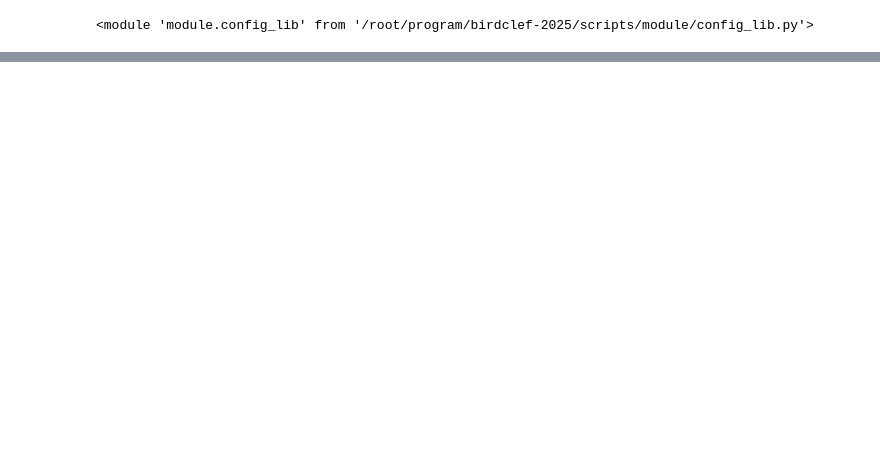
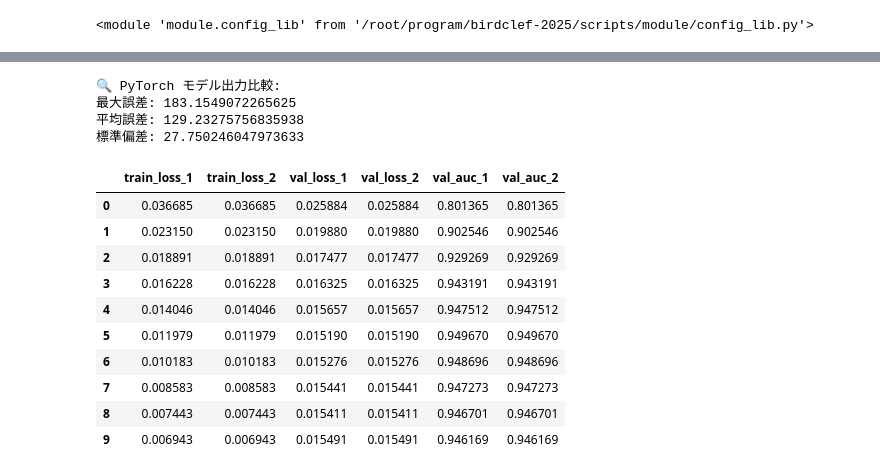
Before and after one commit to junya737/birdclef-2025, a Jupyter notebook: scripts/training.ipynb, the cells around one changed output, grey strips where cells are left out. Saved outputs shown, nothing was run; the diff lists cells and outputs as text; code cells hidden in the pictures; blank space fills up the shorter version.

Commit message:
Compare models output

```diff
--- a/scripts/training.ipynb
+++ b/scripts/training.ipynb
@@ -584,0 +586,74 @@ print("例:", list(missing)[:5])
+# %%
+# モデル出力チェック
+
+# モデルパス
+model_1_path = "../models/fold0_mel_cleaned0413/model_fold0.pth"
+# model_2_path = "../models/fold0_cleaned0413_check2/model_fold0.pth"
+model_2_path = "../models/fold0_cleaned0413_check0422/model_fold0.pth"
+
+# 共通設定（このcfg_infは必須）
+cfg_inf = CFG(mode="inference", kaggle_notebook=False)
+num_classes = train_df['primary_label'].nunique()
+
+
+# モデル読み込み関数
+def load_model(path):
+    model = models_lib.BirdCLEFModelForInference(cfg_inf, num_classes)
+    checkpoint = torch.load(path, map_location=torch.device("cpu"))
+    model.load_state_dict(checkpoint["model_state_dict"])
+    model.eval()
+    return model
+
+# モデル読み込み
+model_1 = load_model(model_1_path)
+model_2 = load_model(model_2_path)
+
+# 同じダミー入力
+dummy_input = torch.randn(1, 1, 256, 256)
+
+# 推論（出力に sigmoid が必要な場合は model に含まれてるか確認して適宜追加）
+with torch.no_grad():
+    out_0413 = model_1(dummy_input).numpy()
+    out_0420 = model_2(dummy_input).numpy()
+
+# 差分計算
+abs_diff = np.abs(out_0413 - out_0420)
+print("🔍 PyTorch モデル出力比較:")
+print(f"最大誤差: {np.max(abs_diff)}")
+print(f"平均誤差: {np.mean(abs_diff)}")
+print(f"標準偏差: {np.std(abs_diff)}")
+# %% [output]
+🔍 PyTorch モデル出力比較:
+最大誤差: 183.1549072265625
+平均誤差: 129.23275756835938
+標準偏差: 27.750246047973633
+# %%
+log_1_path = "../models/fold0_mel_cleaned0413/log_fold0.csv"
+log_2_path = "../models/fold0_cleaned0413_check2/log_fold0.csv"
+
+log_1 = pd.read_csv(log_1_path)
+log_2 = pd.read_csv(log_2_path)
+
+df = pd.DataFrame()
+df["train_loss_1"] = log_1["train_loss"]
+df["train_loss_2"] = log_2["train_loss"]
+
+df["val_loss_1"] = log_1["val_loss"]
+df["val_loss_2"] = log_2["val_loss"]
+
+df["val_auc_1"] = log_1["val_auc"]
+df["val_auc_2"] = log_2["val_auc"]
+
+df
+# %% [output]
+|  | train_loss_1 | train_loss_2 | val_loss_1 | val_loss_2 | val_auc_1 | val_auc_2 |
+| 0 | 0.036685 | 0.036685 | 0.025884 | 0.025884 | 0.801365 | 0.801365 |
+| 1 | 0.023150 | 0.023150 | 0.019880 | 0.019880 | 0.902546 | 0.902546 |
+| 2 | 0.018891 | 0.018891 | 0.017477 | 0.017477 | 0.929269 | 0.929269 |
+| 3 | 0.016228 | 0.016228 | 0.016325 | 0.016325 | 0.943191 | 0.943191 |
+| 4 | 0.014046 | 0.014046 | 0.015657 | 0.015657 | 0.947512 | 0.947512 |
+| 5 | 0.011979 | 0.011979 | 0.015190 | 0.015190 | 0.949670 | 0.949670 |
+| 6 | 0.010183 | 0.010183 | 0.015276 | 0.015276 | 0.948696 | 0.948696 |
+| 7 | 0.008583 | 0.008583 | 0.015441 | 0.015441 | 0.947273 | 0.947273 |
+| 8 | 0.007443 | 0.007443 | 0.015411 | 0.015411 | 0.946701 | 0.946701 |
+| 9 | 0.006943 | 0.006943 | 0.015491 | 0.015491 | 0.946169 | 0.946169 |
```
Also changed, not shown: parts of 5 cells of this notebook.
